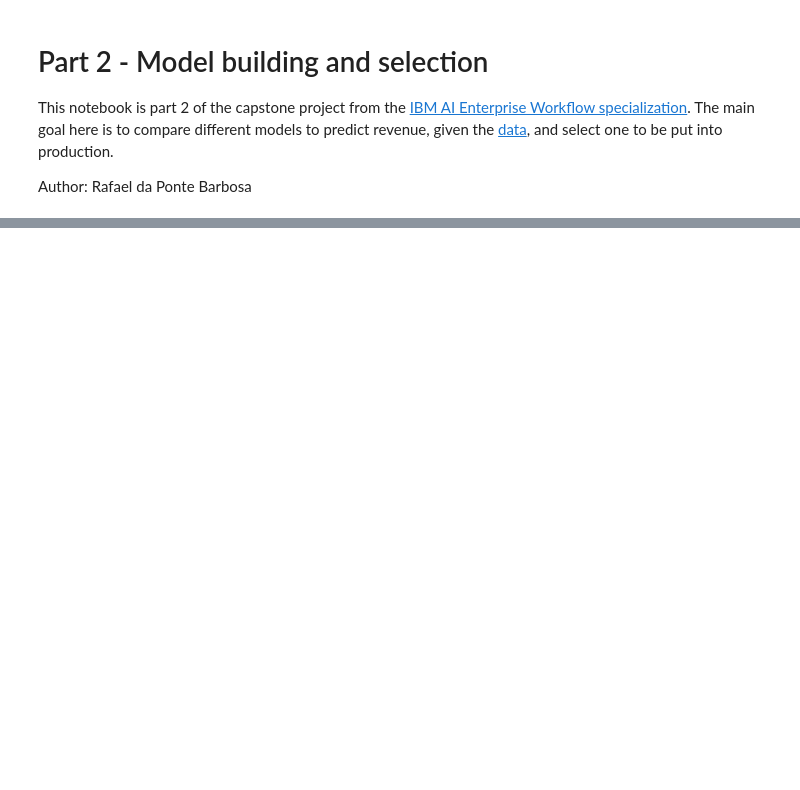
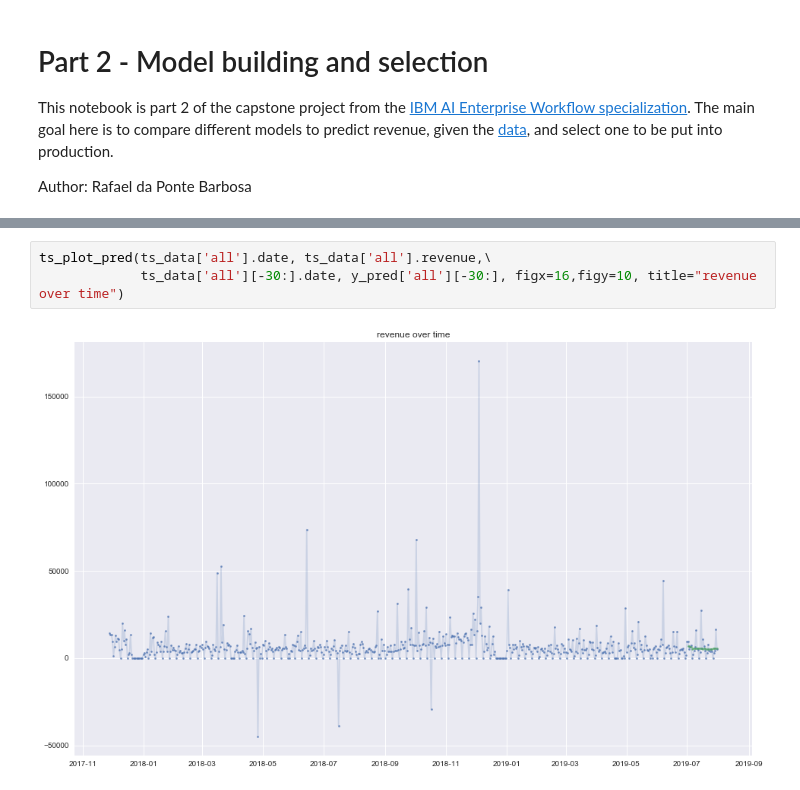
Before and after one commit to rdpb/ibm-ai-capstone, a Jupyter notebook: Part 2 - Model building and selection.ipynb, the cells around one changed output, grey strips where cells are left out. Cells and saved outputs as stored; diff of their text form; blank space fills up the shorter version.

```diff
--- a/Part 2 - Model building and selection.ipynb
+++ b/Part 2 - Model building and selection.ipynb
@@ -30,0 +100,5 @@ df_ts = convert_to_ts(df)
+# %%
+ts_plot_pred(ts_data['all'].date, ts_data['all'].revenue,\
+             ts_data['all'][-30:].date, y_pred['all'][-30:], figx=16,figy=10, title="revenue over time")
+# %% [output]
+[figure, added]
```
Also changed, not shown: parts of 15 cells of this notebook.
